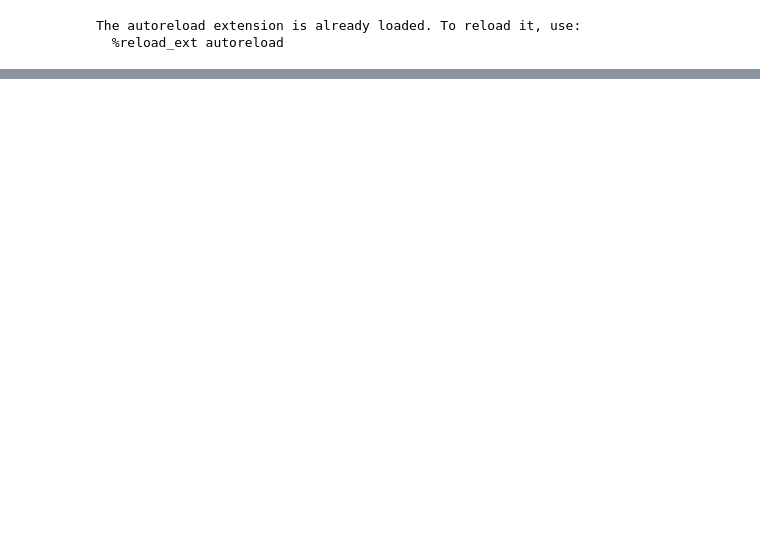
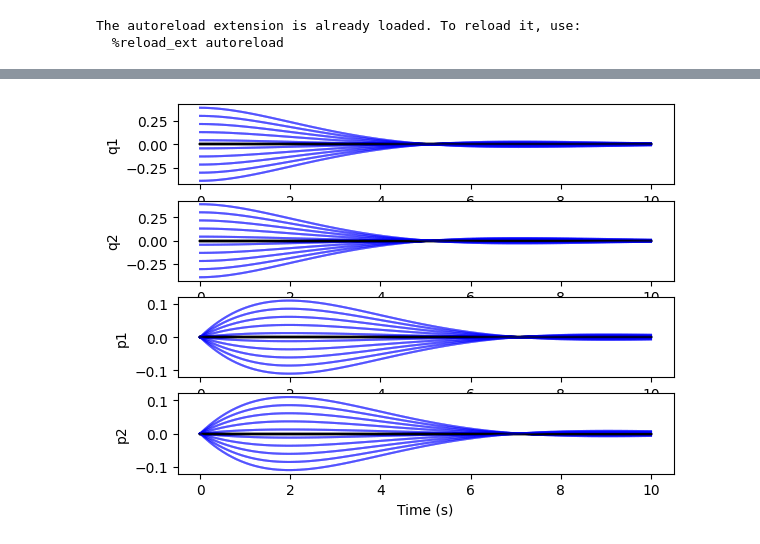
Before and after one commit to kevin-troy/neural_dynamics_learning, a Jupyter notebook: compare.ipynb, the cells around one changed output, grey strips where cells are left out. Cells and saved outputs as stored; diff of their text form; code cells hidden in the pictures; blank space fills up the shorter version.

```diff
--- a/compare.ipynb
+++ b/compare.ipynb
@@ -116,0 +141,4 @@ plt.show()
+# %%
+plot_state_trajectories(t, np.moveaxis(np.array(state_hists), 0, 1), sg)
+# %% [output]
+[figure, added]
```
Also changed, not shown: parts of 7 cells of this notebook.
